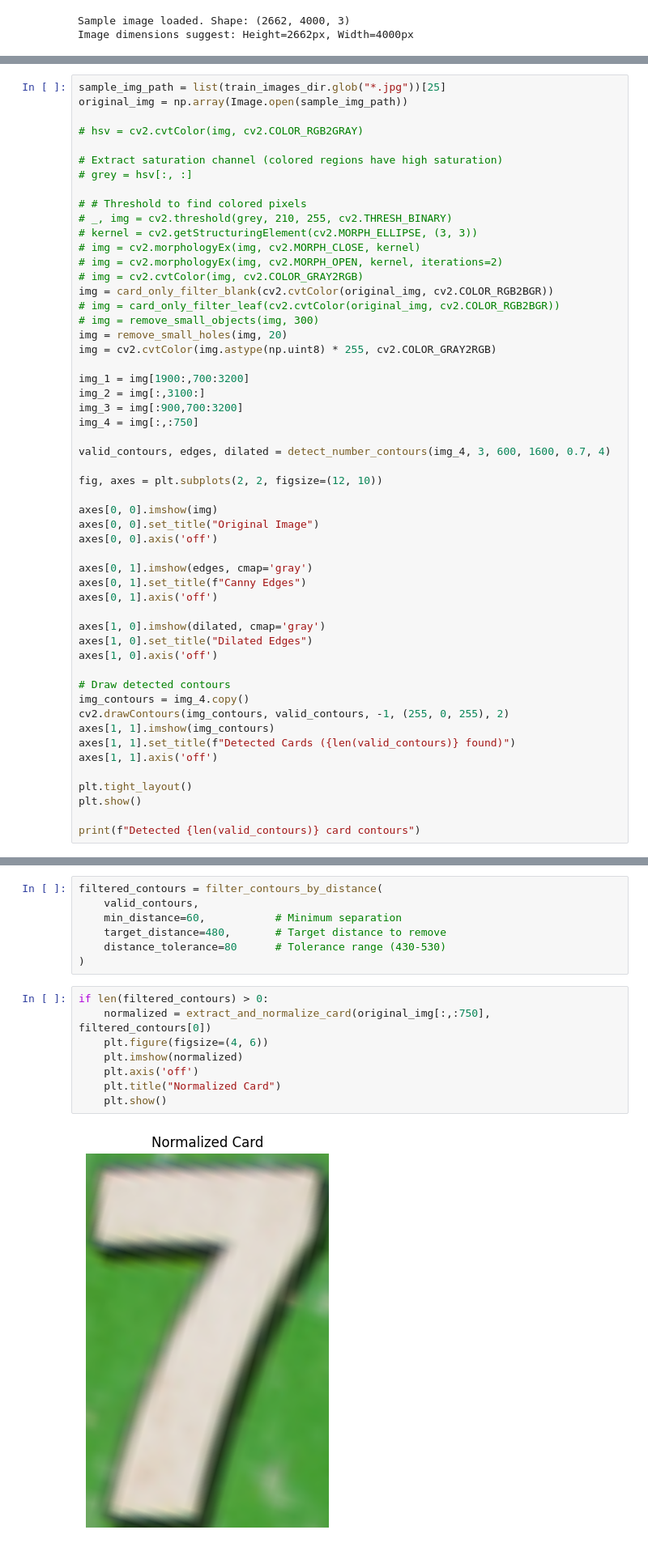
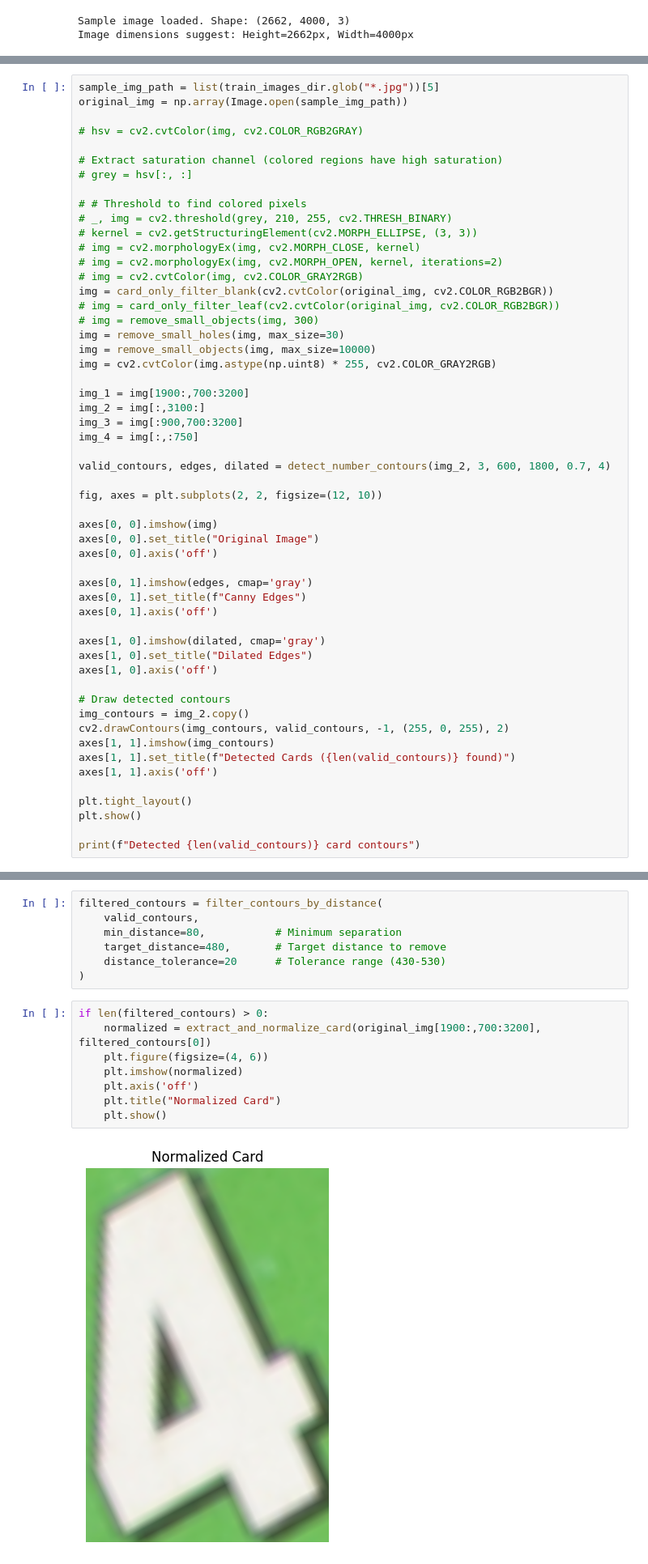
Before and after one commit to MehdiFourati/group14_iapr454, a Jupyter notebook: project/tests.ipynb, the cells around one changed output, grey strips where cells are left out. Shown at 81% size. Cells and saved outputs as stored; diff of their text form.

Commit message:
Detects everything (but also holes in big numbers)

```diff
--- a/project/tests.ipynb
+++ b/project/tests.ipynb
@@ -45,5 +51,5 @@ Image dimensions suggest: Height=2662px, Width=4000px
 # %%
-sample_img_path = list(train_images_dir.glob("*.jpg"))[25]
+sample_img_path = list(train_images_dir.glob("*.jpg"))[5]
 original_img = np.array(Image.open(sample_img_path))
 
 # hsv = cv2.cvtColor(img, cv2.COLOR_RGB2GRAY)
@@ -60,7 +66,8 @@ original_img = np.array(Image.open(sample_img_path))
 img = card_only_filter_blank(cv2.cvtColor(original_img, cv2.COLOR_RGB2BGR))
 # img = card_only_filter_leaf(cv2.cvtColor(original_img, cv2.COLOR_RGB2BGR))
 # img = remove_small_objects(img, 300)
-img = remove_small_holes(img, 20)
+img = remove_small_holes(img, max_size=30)
+img = remove_small_objects(img, max_size=10000)
 img = cv2.cvtColor(img.astype(np.uint8) * 255, cv2.COLOR_GRAY2RGB)
 
 img_1 = img[1900:,700:3200]
@@ -68,7 +75,7 @@ img_2 = img[:,3100:]
 img_3 = img[:900,700:3200]
 img_4 = img[:,:750]
 
-valid_contours, edges, dilated = detect_number_contours(img_4, 3, 600, 1600, 0.7, 4)
+valid_contours, edges, dilated = detect_number_contours(img_2, 3, 600, 1800, 0.7, 4)
 
 fig, axes = plt.subplots(2, 2, figsize=(12, 10))
 
@@ -85,7 +92,7 @@ axes[1, 0].set_title("Dilated Edges")
 axes[1, 0].axis('off')
 
 # Draw detected contours
-img_contours = img_4.copy()
+img_contours = img_2.copy()
 cv2.drawContours(img_contours, valid_contours, -1, (255, 0, 255), 2)
 axes[1, 1].imshow(img_contours)
 axes[1, 1].set_title(f"Detected Cards ({len(valid_contours)} found)")
@@ -101,17 +108,17 @@ Detected 2 card contours
 # %%
 filtered_contours = filter_contours_by_distance(
     valid_contours,
-    min_distance=60,           # Minimum separation
+    min_distance=80,           # Minimum separation
     target_distance=480,       # Target distance to remove
-    distance_tolerance=80      # Tolerance range (430-530)
+    distance_tolerance=20      # Tolerance range (430-530)
 )
 # %%
 if len(filtered_contours) > 0:
-    normalized = extract_and_normalize_card(original_img[:,:750], filtered_contours[0])
+    normalized = extract_and_normalize_card(original_img[1900:,700:3200], filtered_contours[0])
     plt.figure(figsize=(4, 6))
     plt.imshow(normalized)
     plt.axis('off')
     plt.title("Normalized Card")
     plt.show()
 # %% [output]
-[figure, old version]
+[figure, new version]
```
Also changed, not shown: parts of 3 cells of this notebook, 1 other file.
